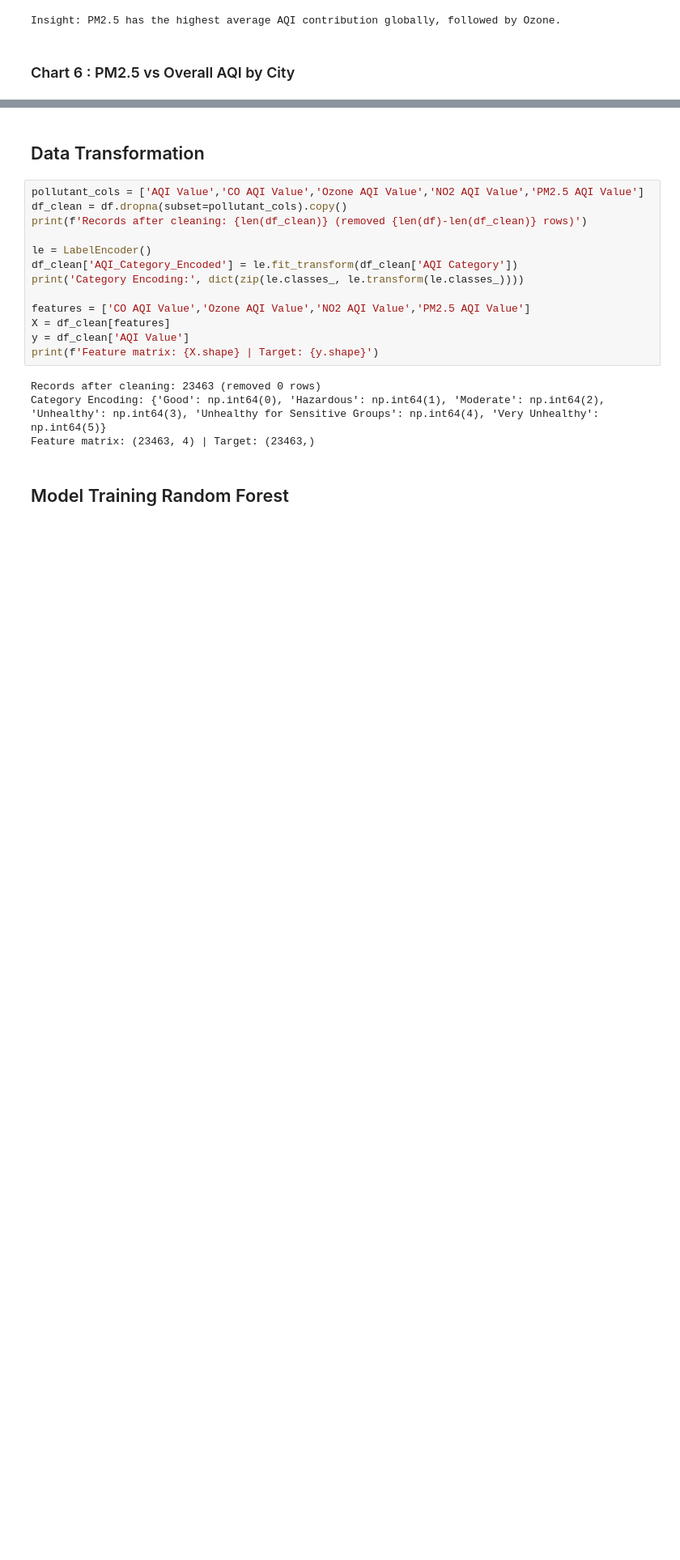
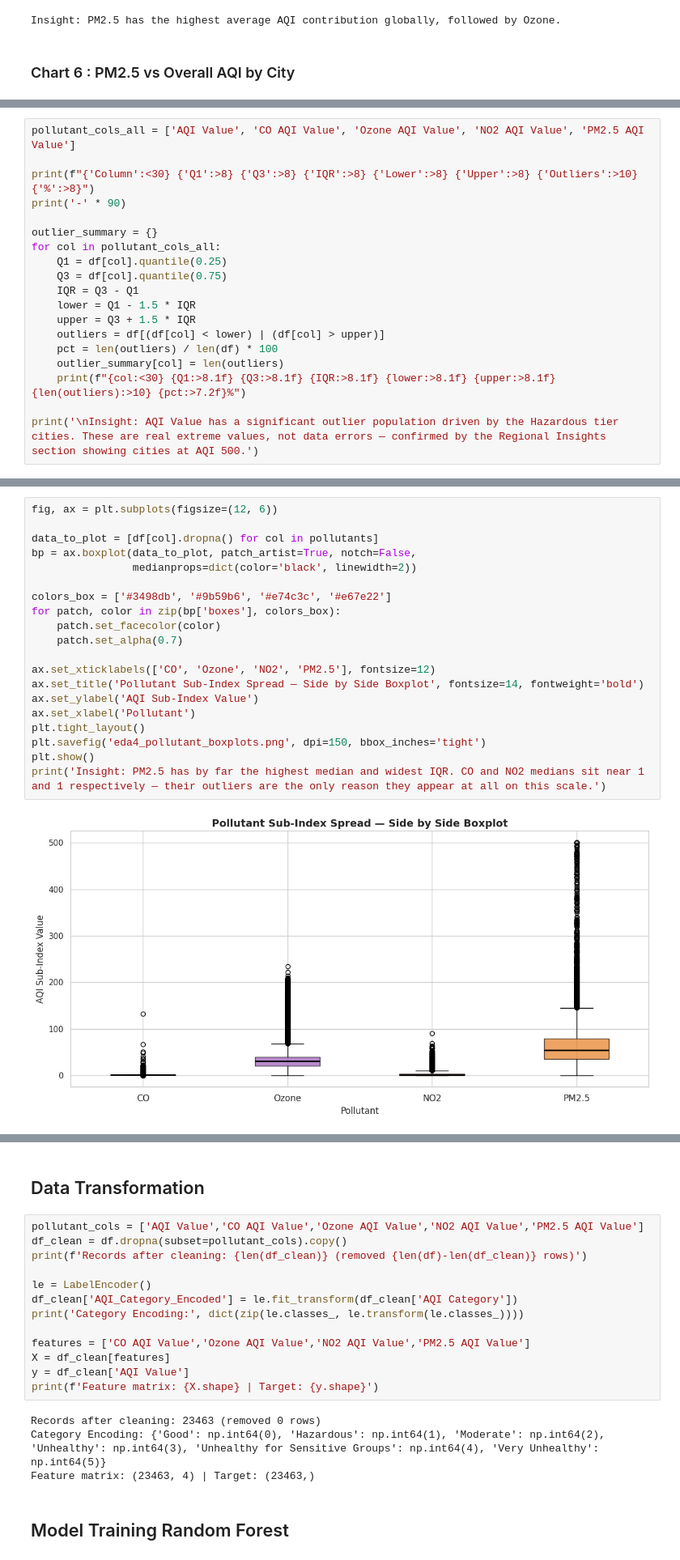
Before and after one commit to grishmalamsal/Big_Data_Workshop, a Jupyter notebook: Workshop_2.ipynb, the cells around one changed output, grey strips where cells are left out. Shown at 81% size. Cells and saved outputs as stored; diff of their text form; blank space fills up the shorter version.

```diff
--- a/Workshop_2.ipynb
+++ b/Workshop_2.ipynb
@@ -214,0 +298,19 @@ fig.show()
+# %%
+pollutant_cols_all = ['AQI Value', 'CO AQI Value', 'Ozone AQI Value', 'NO2 AQI Value', 'PM2.5 AQI Value']
+
+print(f"{'Column':<30} {'Q1':>8} {'Q3':>8} {'IQR':>8} {'Lower':>8} {'Upper':>8} {'Outliers':>10} {'%':>8}")
+print('-' * 90)
+
+outlier_summary = {}
+for col in pollutant_cols_all:
+    Q1 = df[col].quantile(0.25)
+    Q3 = df[col].quantile(0.75)
+    IQR = Q3 - Q1
+    lower = Q1 - 1.5 * IQR
+    upper = Q3 + 1.5 * IQR
+    outliers = df[(df[col] < lower) | (df[col] > upper)]
+    pct = len(outliers) / len(df) * 100
+    outlier_summary[col] = len(outliers)
+    print(f"{col:<30} {Q1:>8.1f} {Q3:>8.1f} {IQR:>8.1f} {lower:>8.1f} {upper:>8.1f} {len(outliers):>10} {pct:>7.2f}%")
+
+print('\nInsight: AQI Value has a significant outlier population driven by the Hazardous tier cities. These are real extreme values, not data errors — confirmed by the Regional Insights section showing cities at AQI 500.')
@@ -214,0 +329,22 @@ fig.show()
+# %%
+fig, ax = plt.subplots(figsize=(12, 6))
+
+data_to_plot = [df[col].dropna() for col in pollutants]
+bp = ax.boxplot(data_to_plot, patch_artist=True, notch=False,
+                medianprops=dict(color='black', linewidth=2))
+
+colors_box = ['#3498db', '#9b59b6', '#e74c3c', '#e67e22']
+for patch, color in zip(bp['boxes'], colors_box):
+    patch.set_facecolor(color)
+    patch.set_alpha(0.7)
+
+ax.set_xticklabels(['CO', 'Ozone', 'NO2', 'PM2.5'], fontsize=12)
+ax.set_title('Pollutant Sub-Index Spread — Side by Side Boxplot', fontsize=14, fontweight='bold')
+ax.set_ylabel('AQI Sub-Index Value')
+ax.set_xlabel('Pollutant')
+plt.tight_layout()
+plt.savefig('eda4_pollutant_boxplots.png', dpi=150, bbox_inches='tight')
+plt.show()
+print('Insight: PM2.5 has by far the highest median and widest IQR. CO and NO2 medians sit near 1 and 1 respectively — their outliers are the only reason they appear at all on this scale.')
+# %% [output]
+[figure, added]
```
Also changed, not shown: parts of 18 cells of this notebook.
